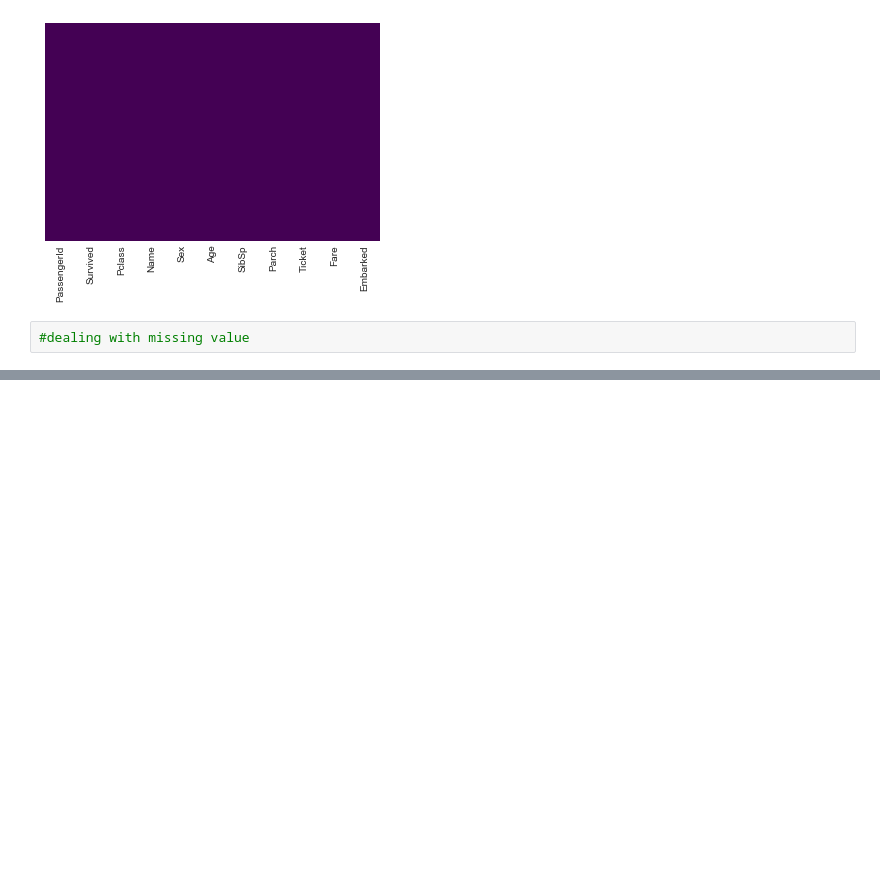
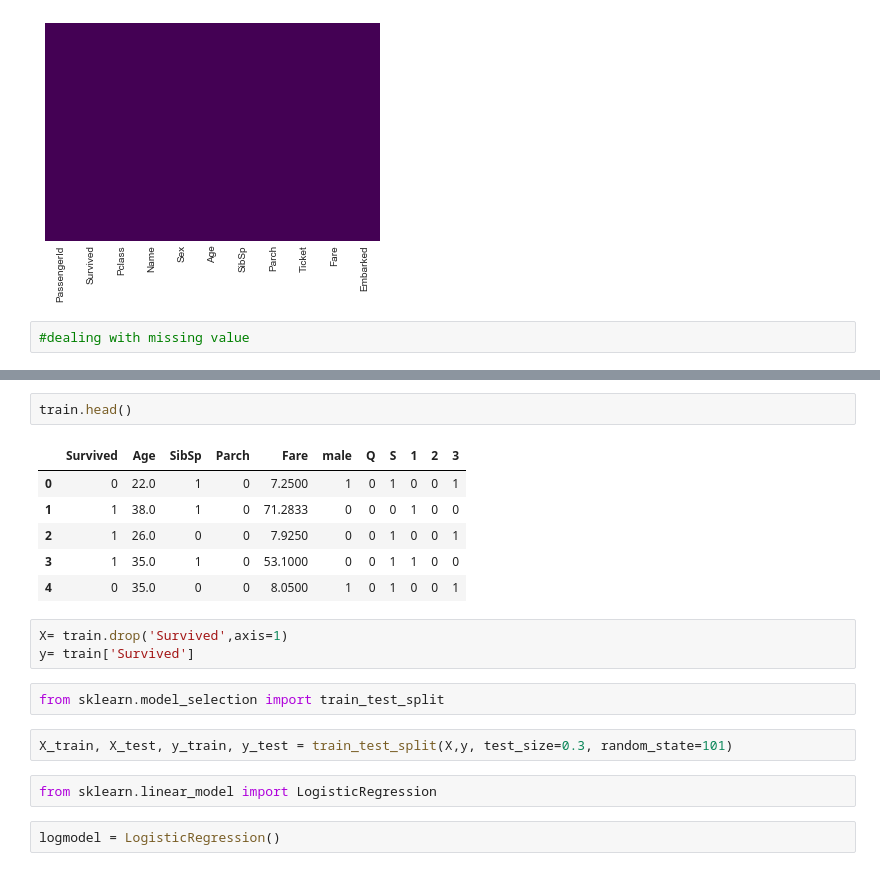
Before and after one commit to mj74447/Jupyter__Workflow, a Jupyter notebook: LogisticRegression.ipynb, the cells around one changed output, grey strips where cells are left out. Cells and saved outputs as stored; diff of their text form; blank space fills up the shorter version.

```diff
--- a/LogisticRegression.ipynb
+++ b/LogisticRegression.ipynb
@@ -136,0 +245,20 @@ sns.heatmap(train.isnull(),yticklabels=False,cbar=False,cmap='viridis')
+# %%
+train.head()
+# %% [output]
+|  | Survived | Age | SibSp | Parch | Fare | male | Q | S | 1 | 2 | 3 |
+| 0 | 0 | 22.0 | 1 | 0 | 7.2500 | 1 | 0 | 1 | 0 | 0 | 1 |
+| 1 | 1 | 38.0 | 1 | 0 | 71.2833 | 0 | 0 | 0 | 1 | 0 | 0 |
+| 2 | 1 | 26.0 | 0 | 0 | 7.9250 | 0 | 0 | 1 | 0 | 0 | 1 |
+| 3 | 1 | 35.0 | 1 | 0 | 53.1000 | 0 | 0 | 1 | 1 | 0 | 0 |
+| 4 | 0 | 35.0 | 0 | 0 | 8.0500 | 1 | 0 | 1 | 0 | 0 | 1 |
+# %%
+X= train.drop('Survived',axis=1)
+y= train['Survived']
+# %%
+from sklearn.model_selection import train_test_split
+# %%
+X_train, X_test, y_train, y_test = train_test_split(X,y, test_size=0.3, random_state=101)
+# %%
+from sklearn.linear_model import LogisticRegression
+# %%
+logmodel = LogisticRegression()
```
Also changed, not shown: parts of 23 cells of this notebook.
